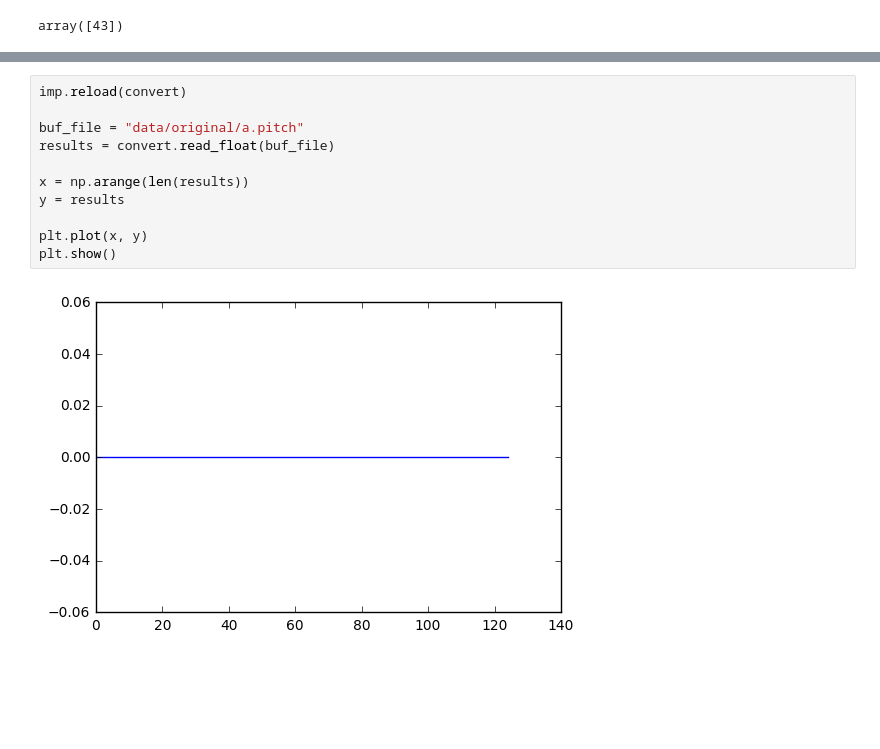
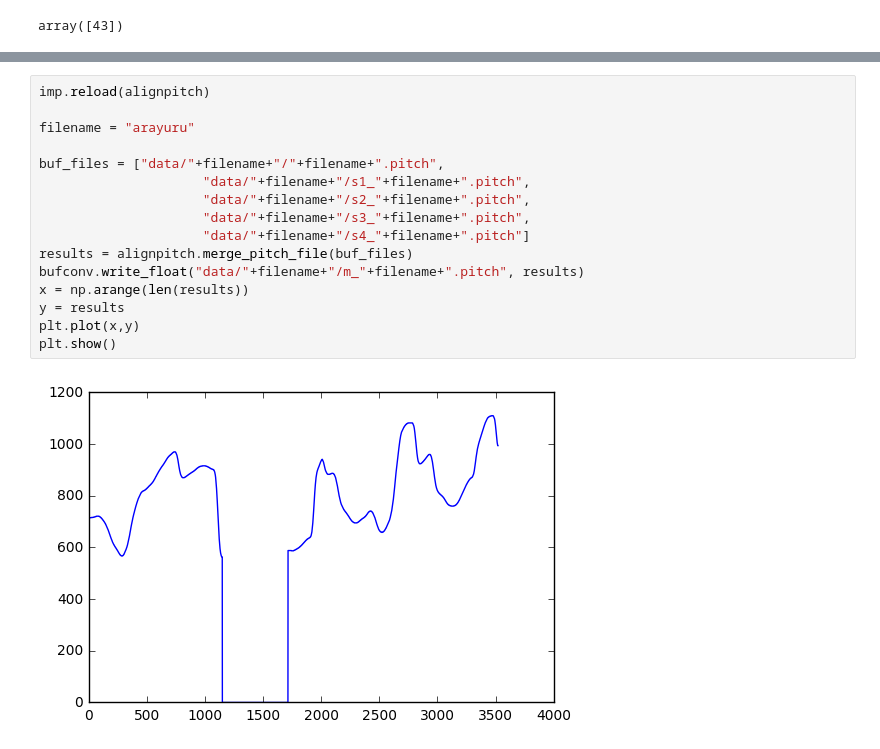
Before and after one commit to nomnom-mst/exhibition, a Jupyter notebook: waveanalyze.ipynb, the cells around one changed output, grey strips where cells are left out. Saved outputs shown, nothing was run; the diff lists cells and outputs as text; blank space fills up the shorter version.

Commit message:
merged pitch files

```diff
--- a/waveanalyze.ipynb
+++ b/waveanalyze.ipynb
@@ -72,13 +131,18 @@ plt.show()
 # %%
-imp.reload(convert)
+imp.reload(alignpitch)
 
-buf_file = "data/original/a.pitch"
-results = convert.read_float(buf_file)
+filename = "arayuru"
 
+buf_files = ["data/"+filename+"/"+filename+".pitch",
+                     "data/"+filename+"/s1_"+filename+".pitch",
+                     "data/"+filename+"/s2_"+filename+".pitch",
+                     "data/"+filename+"/s3_"+filename+".pitch",
+                     "data/"+filename+"/s4_"+filename+".pitch"]
+results = alignpitch.merge_pitch_file(buf_files)
+bufconv.write_float("data/"+filename+"/m_"+filename+".pitch", results)
 x = np.arange(len(results))
 y = results
-
-plt.plot(x, y)
+plt.plot(x,y)
 plt.show()
 # %% [output]
-[figure, old version]
+[figure, new version]
```
Also changed, not shown: parts of 8 cells of this notebook, 45 other files.
